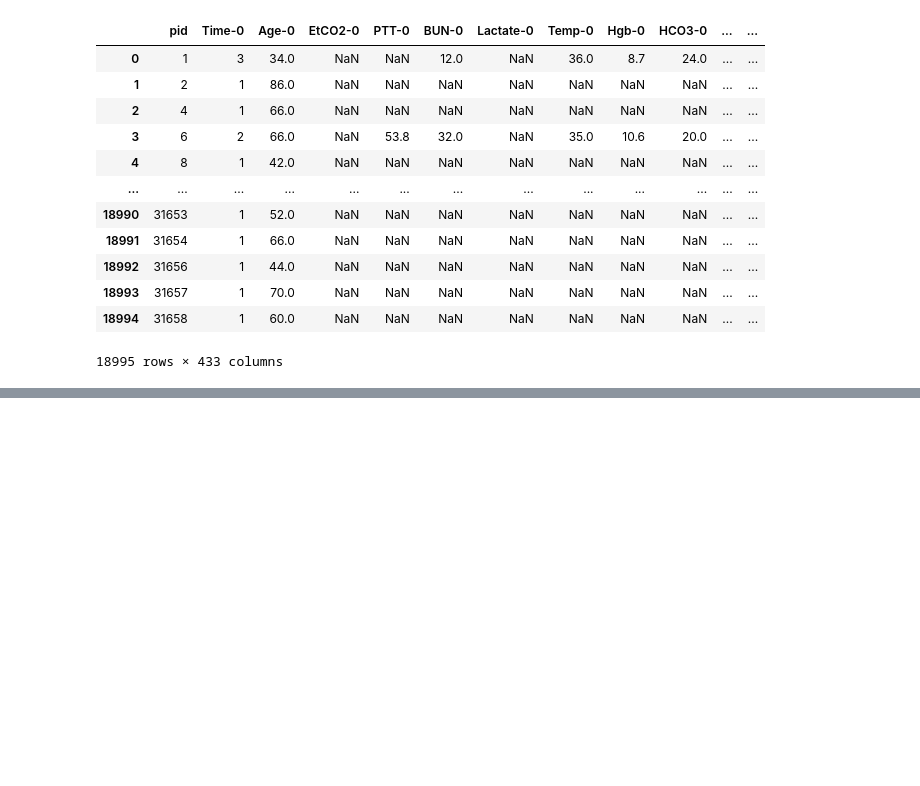
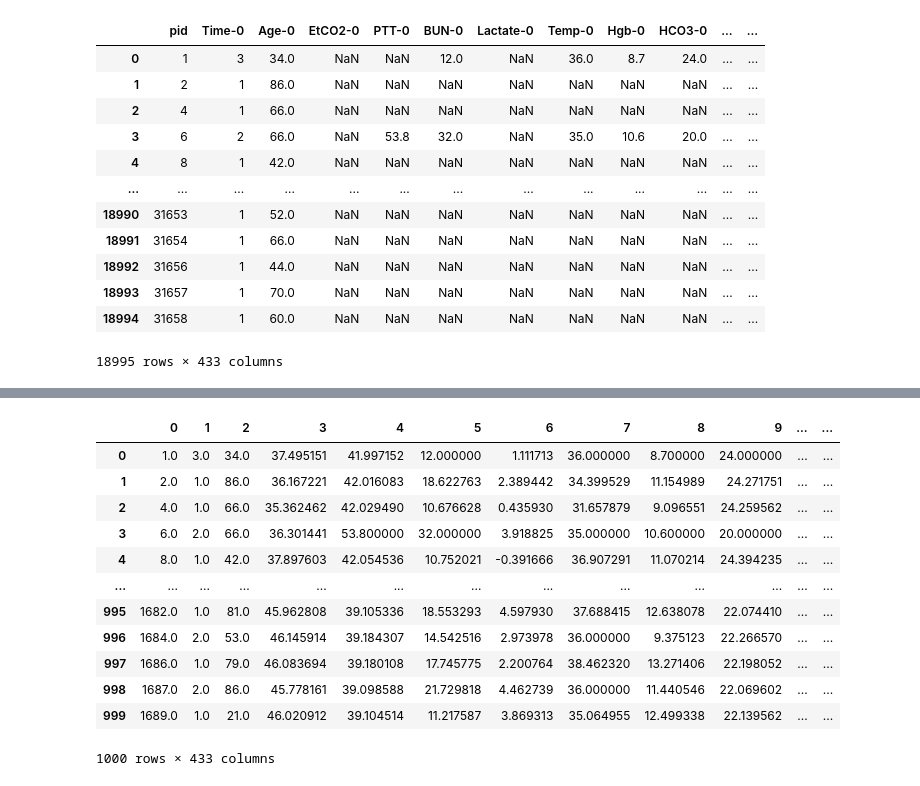
Before and after one commit to simondanielsson/intro-ml, a Jupyter notebook: task2/exploration/exploration_simon.ipynb, the cells around one changed output, grey strips where cells are left out. Cells and saved outputs as stored; diff of their text form; code cells hidden in the pictures; blank space fills up the shorter version.

```diff
--- a/task2/exploration/exploration_simon.ipynb
+++ b/task2/exploration/exploration_simon.ipynb
@@ -223,0 +227,16 @@ print("# columns with missing values:", X_imputed.shape[1] - number_zero_vals(pr
+# %%
+pd.DataFrame(X_imputed_)
+# %% [output]
+|  | 0 | 1 | 2 | 3 | 4 | 5 | 6 | 7 | 8 | 9 | ... | ... |
+| 0 | 1.0 | 3.0 | 34.0 | 37.495151 | 41.997152 | 12.000000 | 1.111713 | 36.000000 | 8.700000 | 24.000000 | ... | ... |
+| 1 | 2.0 | 1.0 | 86.0 | 36.167221 | 42.016083 | 18.622763 | 2.389442 | 34.399529 | 11.154989 | 24.271751 | ... | ... |
+| 2 | 4.0 | 1.0 | 66.0 | 35.362462 | 42.029490 | 10.676628 | 0.435930 | 31.657879 | 9.096551 | 24.259562 | ... | ... |
+| 3 | 6.0 | 2.0 | 66.0 | 36.301441 | 53.800000 | 32.000000 | 3.918825 | 35.000000 | 10.600000 | 20.000000 | ... | ... |
+| 4 | 8.0 | 1.0 | 42.0 | 37.897603 | 42.054536 | 10.752021 | -0.391666 | 36.907291 | 11.070214 | 24.394235 | ... | ... |
+| ... | ... | ... | ... | ... | ... | ... | ... | ... | ... | ... | ... | ... |
+| 995 | 1682.0 | 1.0 | 81.0 | 45.962808 | 39.105336 | 18.553293 | 4.597930 | 37.688415 | 12.638078 | 22.074410 | ... | ... |
+| 996 | 1684.0 | 2.0 | 53.0 | 46.145914 | 39.184307 | 14.542516 | 2.973978 | 36.000000 | 9.375123 | 22.266570 | ... | ... |
+| 997 | 1686.0 | 1.0 | 79.0 | 46.083694 | 39.180108 | 17.745775 | 2.200764 | 38.462320 | 13.271406 | 22.198052 | ... | ... |
+| 998 | 1687.0 | 2.0 | 86.0 | 45.778161 | 39.098588 | 21.729818 | 4.462739 | 36.000000 | 11.440546 | 22.069602 | ... | ... |
+| 999 | 1689.0 | 1.0 | 21.0 | 46.020912 | 39.104514 | 11.217587 | 3.869313 | 35.064955 | 12.499338 | 22.139562 | ... | ... |
+1000 rows × 433 columns
```
Also changed, not shown: parts of 8 cells of this notebook.
